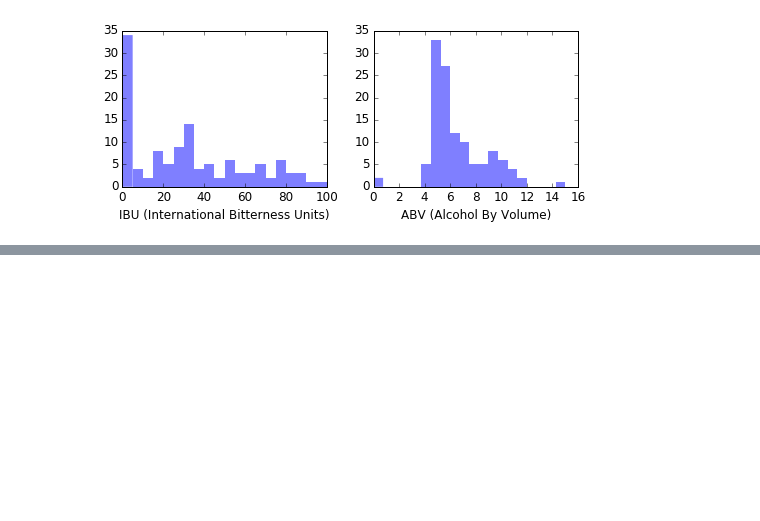
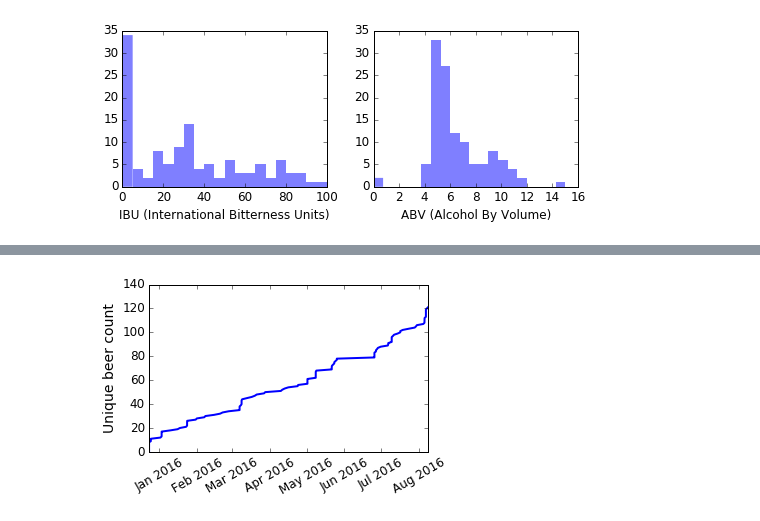
Before and after one commit to onurvarol/my_beer_exploration, a Jupyter notebook: untappd_analysis.ipynb, the cells around one changed output, grey strips where cells are left out. Drawn from its saved outputs; the diff is of its cells as text; code cells hidden in the pictures; blank space fills up the shorter version.

```diff
--- a/untappd_analysis.ipynb
+++ b/untappd_analysis.ipynb
@@ -169,0 +219,15 @@ plt.tick_params(axis='both', which='major', labelsize=12)
+# %%
+# Cumulative beer discoveries
+dTimes = list()
+for b in uniqueBeers:
+    dTimes.append(datetime.datetime.strptime(b['first_created_at'].split(' -')[0],
+                                             '%a, %d %b %Y %H:%M:%S'))
+dTimes.sort()
+
+fig = plt.figure(figsize=(5,3))
+plt.plot(dTimes, range(len(dTimes)), linewidth=2)
+plt.ylabel('Unique beer count', fontsize=14)
+plt.xticks(rotation=30)
+plt.tick_params(axis='both', which='major', labelsize=12)
+# %% [output]
+[figure, added]
```
Also changed, not shown: parts of 6 cells of this notebook.
